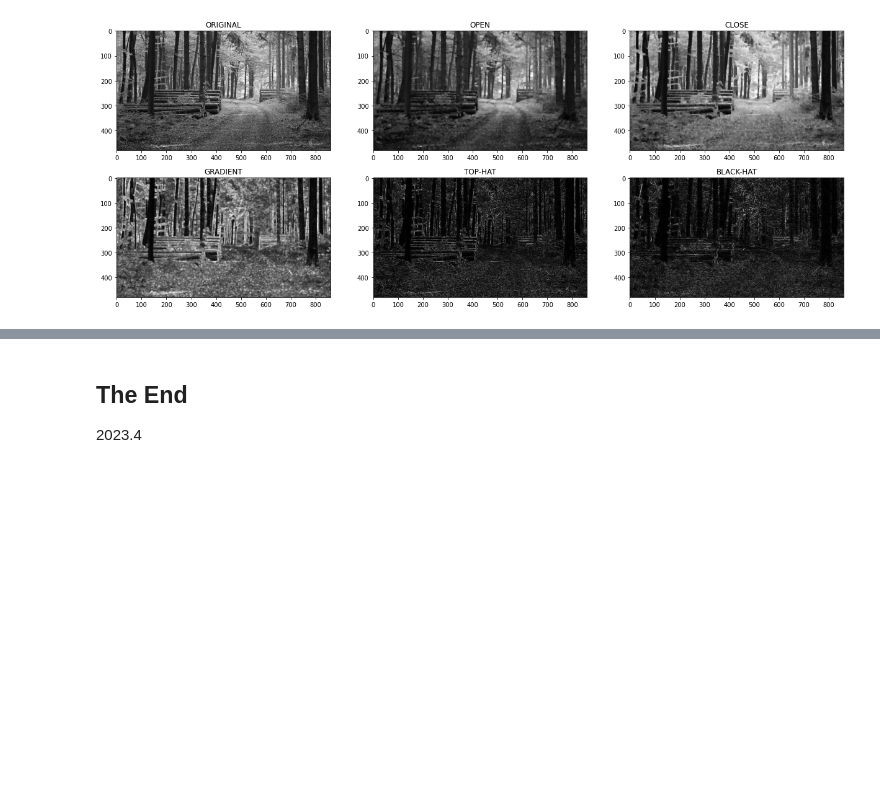
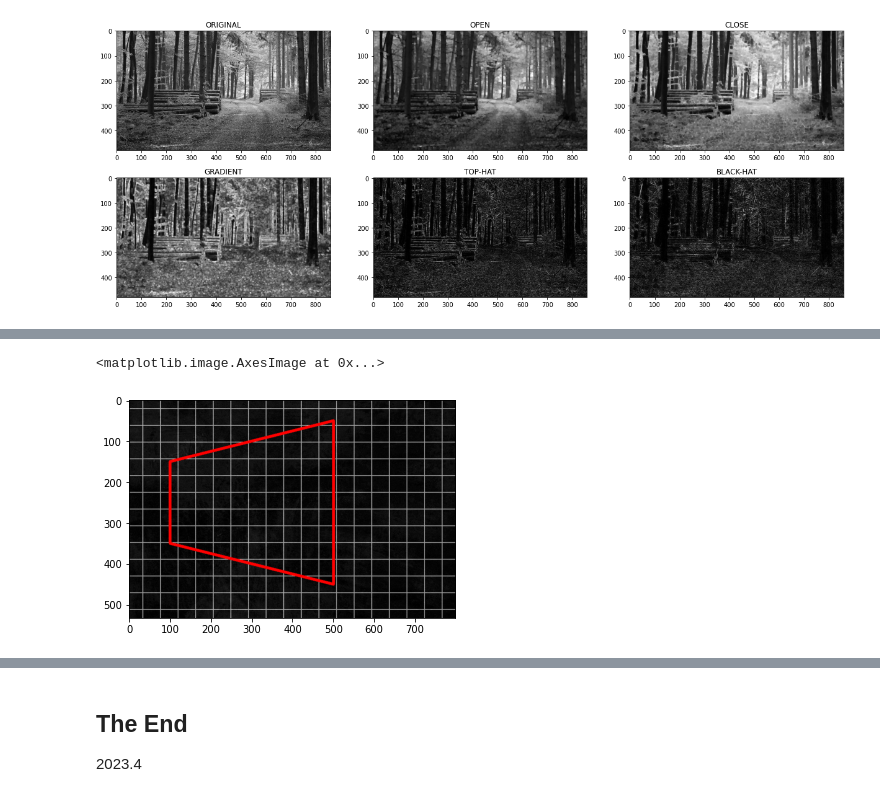
Before and after one commit to haodong2000/Vision2022, a Jupyter notebook: 3-1-advanced-image-process.ipynb, the cells around one changed output, grey strips where cells are left out. Cells and saved outputs as stored; diff of their text form; code cells hidden in the pictures; blank space fills up the shorter version.

```diff
--- a/3-1-advanced-image-process.ipynb
+++ b/3-1-advanced-image-process.ipynb
@@ -586,0 +543,9 @@ show_morphology(img_ori)
+# %%
+# 绘在grid图片上绘制图形
+pts = np.array([[100, 150], [500, 50], [500, 450], [100, 350]], np.int32)
+pts = pts.reshape((-1, 1, 2))
+cv2.polylines(img_ori, [pts], True, (255, 0, 0), thickness=5)
+plt.imshow(img_ori)
+# %% [output]
+<matplotlib.image.AxesImage at 0x...>
+[figure, added]
```
Also changed, not shown: parts of 44 cells of this notebook, 5 other files.
